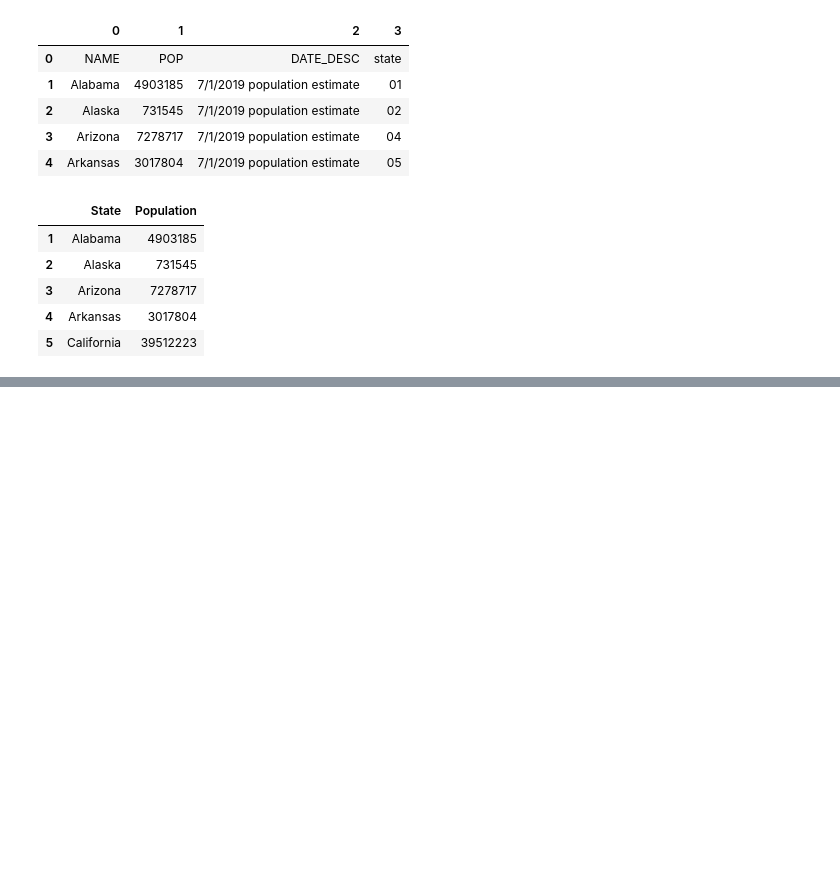
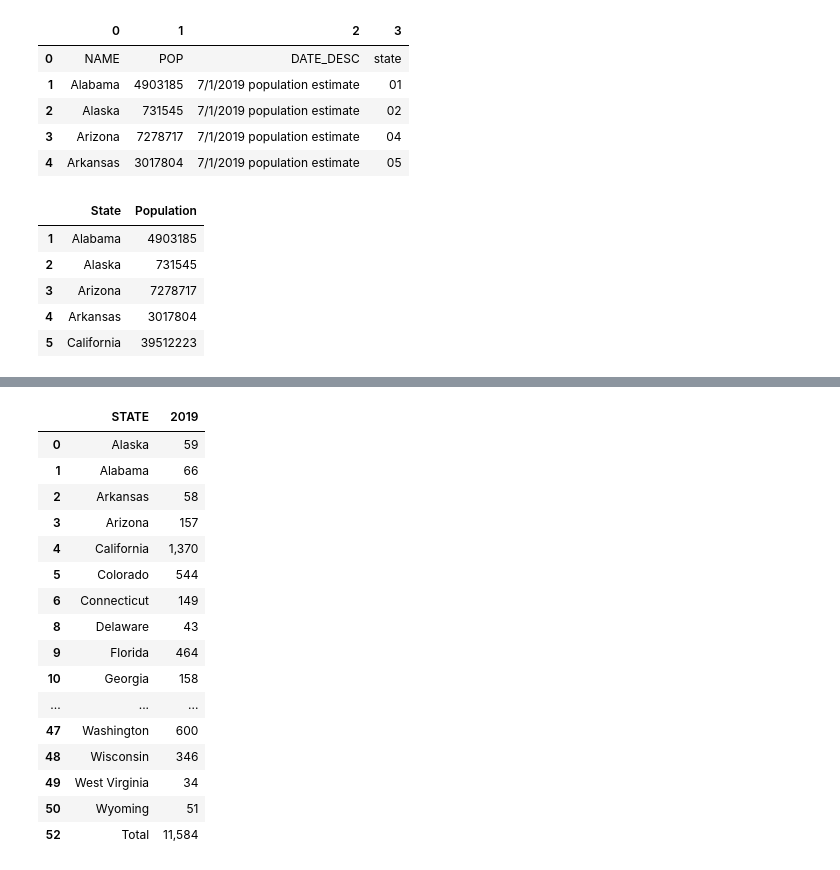
Before and after one commit to matheus-g-a/PROJECT1, a Jupyter notebook: data_files/Census pop.ipynb, the cells around one changed output, grey strips where cells are left out. Cells and saved outputs as stored; diff of their text form; code cells hidden in the pictures; blank space fills up the shorter version.

```diff
--- a/data_files/Census pop.ipynb
+++ b/data_files/Census pop.ipynb
@@ -46,0 +114,78 @@ state_pop.head()
+# %%
+# create dict of abbrev names to full names
+states = {
+        'AK': 'Alaska',
+        'AL': 'Alabama',
+        'AR': 'Arkansas',
+        'AZ': 'Arizona',
+        'CA': 'California',
+        'CO': 'Colorado',
+        'CT': 'Connecticut',
+        'DE': 'Delaware',
+        'FL': 'Florida',
+        'GA': 'Georgia',
+        'HI': 'Hawaii',
+        'IA': 'Iowa',
+        'ID': 'Idaho',
+        'IL': 'Illinois',
+        'IN': 'Indiana',
+        'KS': 'Kansas',
+        'KY': 'Kentucky',
+        'LA': 'Louisiana',
+        'MA': 'Massachusetts',
+        'MD': 'Maryland',
+        'ME': 'Maine',
+        'MI': 'Michigan',
+        'MN': 'Minnesota',
+        'MO': 'Missouri',
+        'MS': 'Mississippi',
+        'MT': 'Montana',
+        'NA': 'National',
+        'NC': 'North Carolina',
+        'ND': 'North Dakota',
+        'NE': 'Nebraska',
+        'NH': 'New Hampshire',
+        'NJ': 'New Jersey',
+        'NM': 'New Mexico',
+        'NV': 'Nevada',
+        'NY': 'New York',
+        'OH': 'Ohio',
+        'OK': 'Oklahoma',
+        'OR': 'Oregon',
+        'PA': 'Pennsylvania',
+        'RI': 'Rhode Island',
+        'SC': 'South Carolina',
+        'SD': 'South Dakota',
+        'TN': 'Tennessee',
+        'TX': 'Texas',
+        'UT': 'Utah',
+        'VA': 'Virginia',
+        'VT': 'Vermont',
+        'WA': 'Washington',
+        'WI': 'Wisconsin',
+        'WV': 'West Virginia',
+        'WY': 'Wyoming'
+}
+
+#replace abbrev with full names
+nineteen_csv['STATE'] = nineteen_csv['STATE'].replace(states)
+
+nineteen_csv
+# %% [output]
+|  | STATE | 2019 |
+| 0 | Alaska | 59 |
+| 1 | Alabama | 66 |
+| 2 | Arkansas | 58 |
+| 3 | Arizona | 157 |
+| 4 | California | 1,370 |
+| 5 | Colorado | 544 |
+| 6 | Connecticut | 149 |
+| 8 | Delaware | 43 |
+| 9 | Florida | 464 |
+| 10 | Georgia | 158 |
+| ... | ... | ... |
+| 47 | Washington | 600 |
+| 48 | Wisconsin | 346 |
+| 49 | West Virginia | 34 |
+| 50 | Wyoming | 51 |
+| 52 | Total | 11,584 |
```
Also changed, not shown: parts of 3 cells of this notebook.
